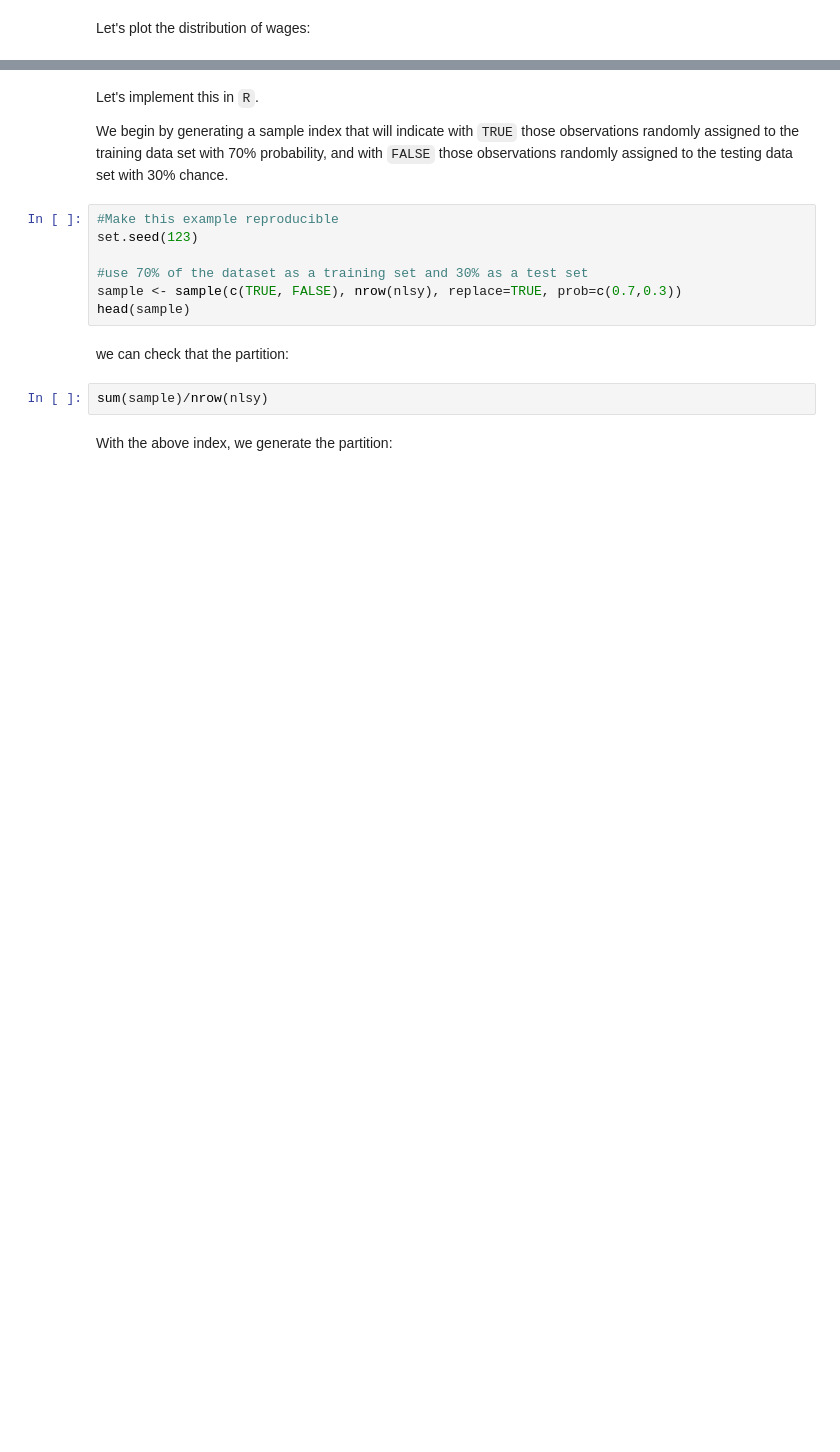
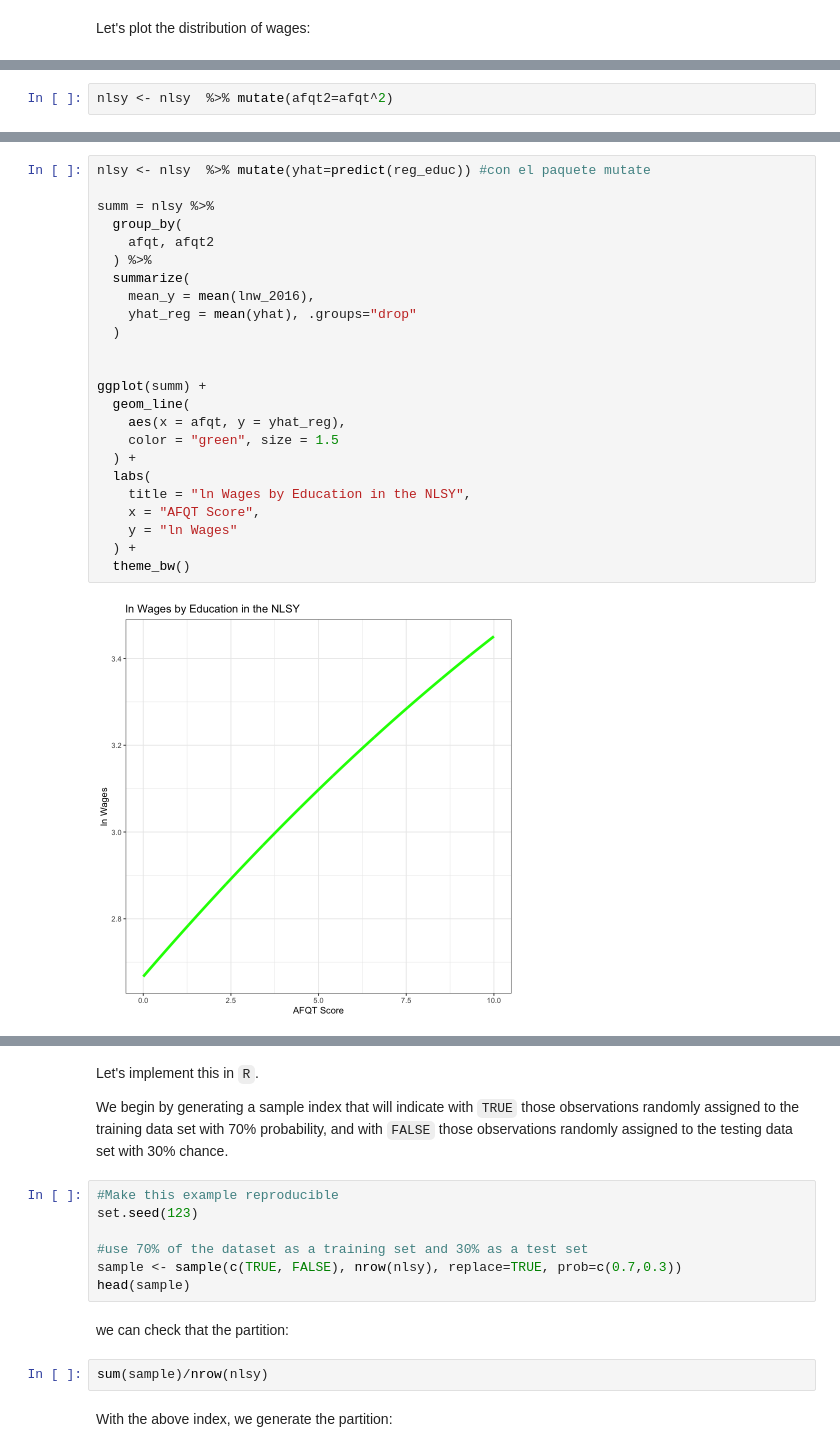
Before and after one commit to ignaciomsarmiento/BDML_SS, a Jupyter notebook: Lecture04/Notebook_SS04/Notebook_SS04.ipynb, the cells around one changed output, grey strips where cells are left out. Drawn from its saved outputs; the diff is of its cells as text; blank space fills up the shorter version.

```diff
--- a/Lecture04/Notebook_SS04/Notebook_SS04.ipynb
+++ b/Lecture04/Notebook_SS04/Notebook_SS04.ipynb
@@ -94,0 +142,2 @@ plot(density(nlsy$lnw_2016))
+# %%
+nlsy <- nlsy  %>% mutate(afqt2=afqt^2)
@@ -95,3 +166,29 @@ plot(density(nlsy$lnw_2016))
+# %%
+nlsy <- nlsy  %>% mutate(yhat=predict(reg_educ)) #con el paquete mutate
+
+summ = nlsy %>%
+  group_by(
+    afqt, afqt2
+  ) %>%
+  summarize(
+    mean_y = mean(lnw_2016),
+    yhat_reg = mean(yhat), .groups="drop"
+  )
+
+
+ggplot(summ) +
+  geom_line(
+    aes(x = afqt, y = yhat_reg),
+    color = "green", size = 1.5
+  ) +
+  labs(
+    title = "ln Wages by Education in the NLSY",
+    x = "AFQT Score",
+    y = "ln Wages"
+  ) +
+  theme_bw()
+# %% [output]
+[figure, added]
 # %% [markdown]
 # Validation Set  Approach
 
```
Also changed, not shown: parts of 6 cells of this notebook, 4 other files.
